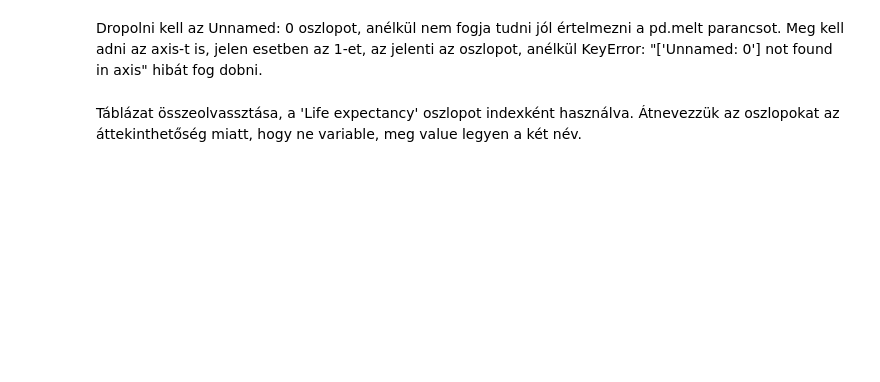
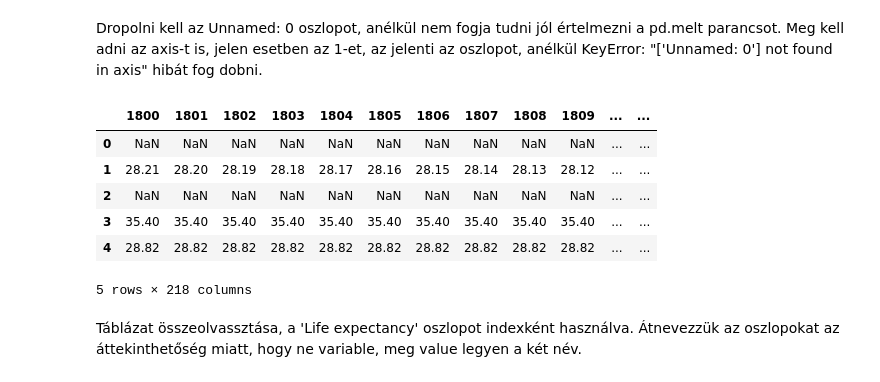
Before and after one commit to DatasRev/workshop-log, a Jupyter notebook: 06_data_cleaning_2/gapminder.ipynb, the cells around one changed output. Cells and saved outputs as stored; diff of their text form; code cells hidden in the pictures; blank space fills up the shorter version.

```diff
--- a/06_data_cleaning_2/gapminder.ipynb
+++ b/06_data_cleaning_2/gapminder.ipynb
@@ -20,7 +40,15 @@ gap.select_dtypes(include=['object']).head()
 Dropolni kell az Unnamed: 0 oszlopot, anélkül nem fogja tudni jól értelmezni a pd.melt parancsot. Meg kell adni az axis-t is, jelen esetben az 1-et, az jelenti az oszlopot, anélkül KeyError: "['Unnamed: 0'] not found in axis" hibát fog dobni.
 # %%
 gap = gap.drop('Unnamed: 0', 1)
-gap
+gap.head()
+# %% [output]
+|  | 1800 | 1801 | 1802 | 1803 | 1804 | 1805 | 1806 | 1807 | 1808 | 1809 | ... | ... |
+| 0 | NaN | NaN | NaN | NaN | NaN | NaN | NaN | NaN | NaN | NaN | ... | ... |
+| 1 | 28.21 | 28.20 | 28.19 | 28.18 | 28.17 | 28.16 | 28.15 | 28.14 | 28.13 | 28.12 | ... | ... |
+| 2 | NaN | NaN | NaN | NaN | NaN | NaN | NaN | NaN | NaN | NaN | ... | ... |
+| 3 | 35.40 | 35.40 | 35.40 | 35.40 | 35.40 | 35.40 | 35.40 | 35.40 | 35.40 | 35.40 | ... | ... |
+| 4 | 28.82 | 28.82 | 28.82 | 28.82 | 28.82 | 28.82 | 28.82 | 28.82 | 28.82 | 28.82 | ... | ... |
+5 rows × 218 columns
 # %% [markdown]
 Táblázat összeolvassztása, a 'Life expectancy' oszlopot indexként használva. Átnevezzük az oszlopokat az áttekinthetőség miatt, hogy ne variable, meg value legyen a két név.
 # %%
```
Also changed, not shown: parts of 24 cells of this notebook.
